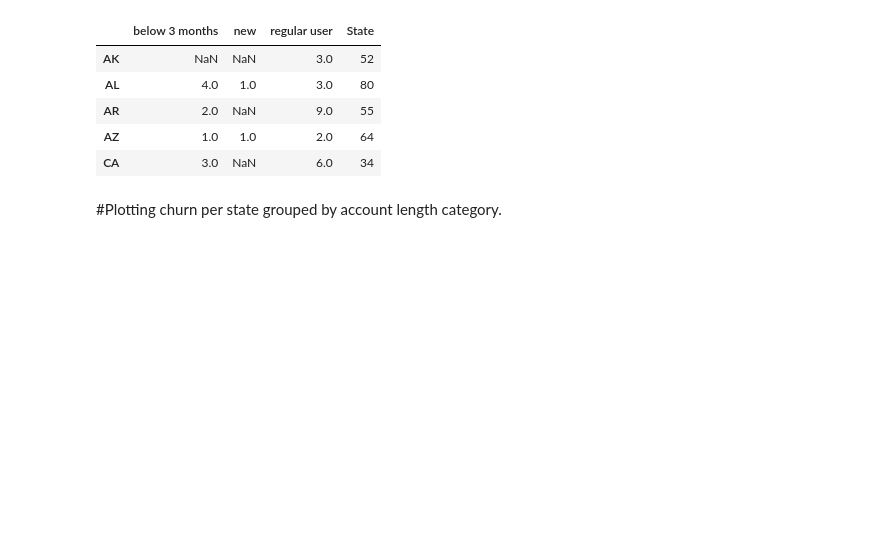
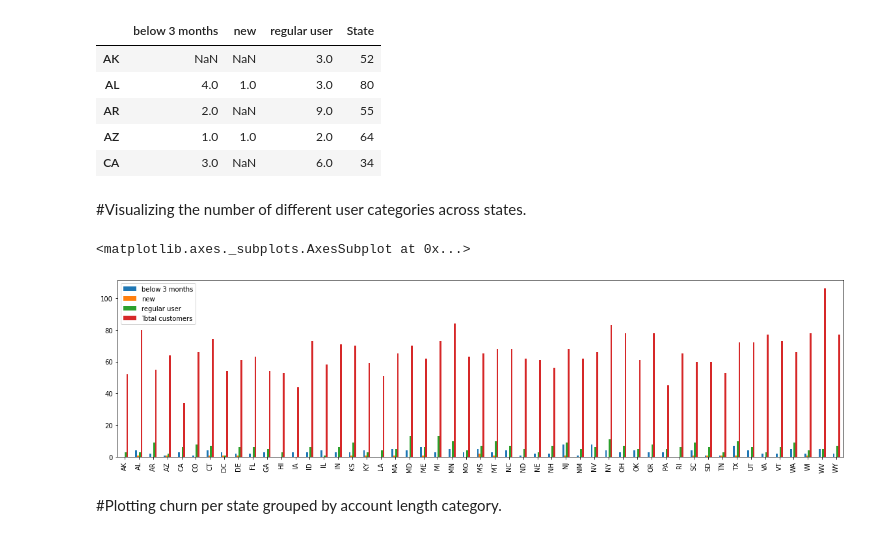
Before and after one commit to Ashvin-Vargez/Ashvin-Varghese, a Jupyter notebook: eda_Telecom_Churn_Analysis_Capstone_Project.ipynb, the cells around one changed output. Cells and saved outputs as stored; diff of their text form; code cells hidden in the pictures; blank space fills up the shorter version.

```diff
--- a/eda_Telecom_Churn_Analysis_Capstone_Project.ipynb
+++ b/eda_Telecom_Churn_Analysis_Capstone_Project.ipynb
@@ -579,6 +569,15 @@ state_cat.head()
 | AR | 2.0 | NaN | 9.0 | 55 |
 | AZ | 1.0 | 1.0 | 2.0 | 64 |
 | CA | 3.0 | NaN | 6.0 | 34 |
+# %%
+state_cat.rename(columns = {'State':'Total customers'}, inplace = True)
+# %% [markdown]
+#Visualizing the number of different user categories across states.
+# %%
+state_cat.plot(kind = 'bar')
+# %% [output]
+<matplotlib.axes._subplots.AxesSubplot at 0x...>
+[figure, added]
 # %% [markdown]
 #Plotting  churn per state grouped by account length category.
 # %%
```
Also changed, not shown: parts of 1 cell of this notebook.
